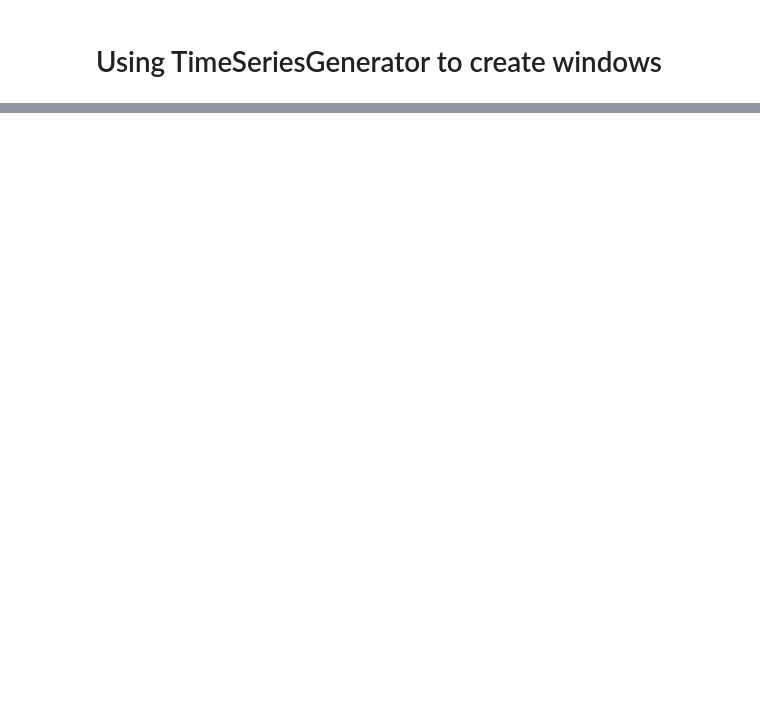
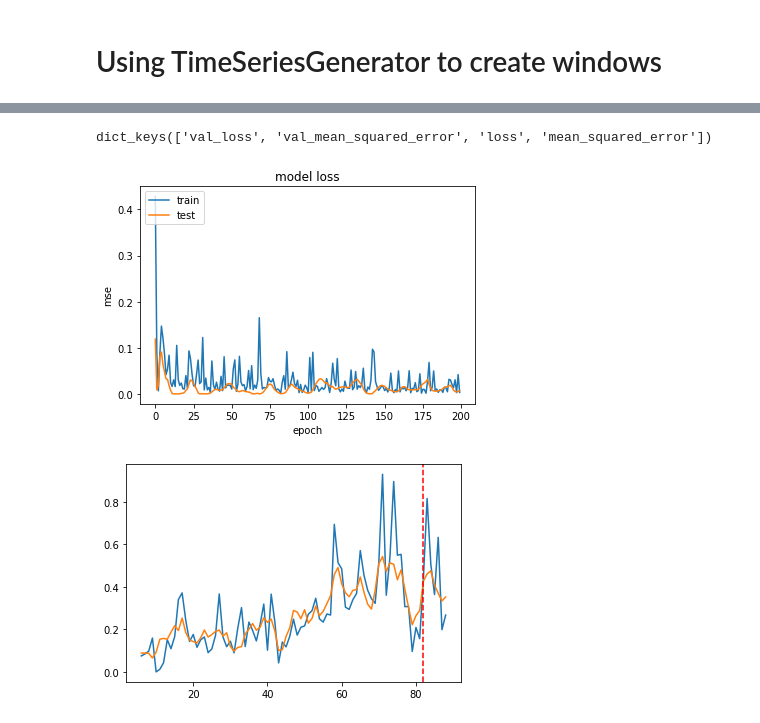
Before and after one commit to mknomics/tradewars, a Jupyter notebook: Toy_Series.ipynb, the cells around one changed output, grey strips where cells are left out. Drawn from its saved outputs; the diff is of its cells as text; code cells hidden in the pictures; blank space fills up the shorter version.

```diff
--- a/Toy_Series.ipynb
+++ b/Toy_Series.ipynb
@@ -192,3 +199,48 @@ Step 1 is to get a simple model up and running, then optimize design
+# %%
+timesteps=6
+X_pre, Y_pre, X_train, Y_train, X_validate, Y_validate, X_fit, Y_fit = timesplit(scaled_X, scaled_Y, timesteps=timesteps)
+train_generator, validation_generator, fit_generator = make_generators(X_train, Y_train, X_validate, Y_validate, X_fit, Y_fit)
+
+
+#make model
+model = Sequential()
+model.add(LSTM(n_features, input_shape=(timesteps, n_features), activation="relu", return_sequences=True))
+model.add(Dropout(0.3))
+model.add(Flatten())
+#model.add(Dense(timesteps))
+model.add(Dense(1))
+
+model.compile(loss='mean_squared_error',
+              optimizer='adam',
+              metrics=['mean_squared_error'])
+# fit model
+train_history = model.fit_generator(train_generator, validation_data=validation_generator, steps_per_epoch=1, epochs=200, verbose=0)
+
+#Evaluate the model
+
+print(train_history.history.keys())
+# summarize history for loss
+plt.plot(train_history.history['mean_squared_error'])
+plt.plot(train_history.history['val_mean_squared_error'])
+plt.title('model loss')
+plt.ylabel('mse')
+plt.xlabel('epoch')
+plt.legend(['train', 'test'], loc='upper left')
+plt.show()
+
+#plot predictions vs actual
+yhat_val = model.predict_generator(generator=fit_generator)
+dt = 1
+t = np.arange(0, yhat_val.shape[0], dt)
+#scale t accordingly, since first values are not used
+t = t+timesteps
+plt.plot(t, Y_fit[timesteps:, :], t, yhat_val)
+plt.axvline(x=(X_train.shape[0]), color='red', linestyle='--')
+plt.show()
+# %% [output]
+dict_keys(['val_loss', 'val_mean_squared_error', 'loss', 'mean_squared_error'])
+[figure, added]
+[figure, added]
 # %%
 #make model
 model = Sequential()
```
Also changed, not shown: parts of 11 cells of this notebook.
